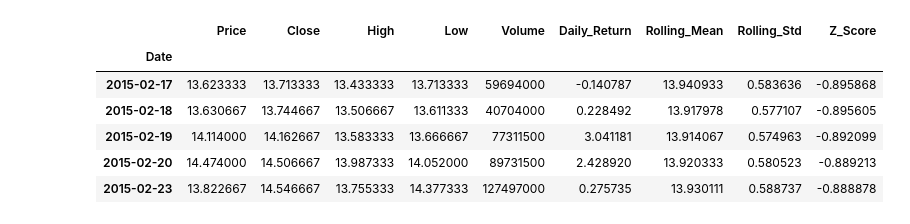
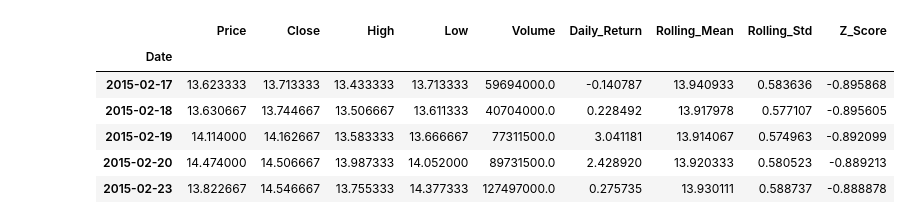
Before and after one commit to dagiteferi/TimeSeries-Portfolio-Optimization, a Jupyter notebook: notebooks/lstm.ipynb, the cells around one changed output. Drawn from its saved outputs; the diff is of its cells as text; code cells hidden in the pictures.

```diff
--- a/notebooks/lstm.ipynb
+++ b/notebooks/lstm.ipynb
@@ -18,3 +16,3 @@ ImportError: cannot import name 'preprocess_data' from 'scripts.lstm' (c:\Users\
 # %%
-tesla_data = load_tsla_data('../data/TSLA_cleaned.csv')
+data = load_tsla_data('../data/TSLA_cleaned.csv')
 # %% [output]
@@ -24,11 +22,11 @@ tesla_data = load_tsla_data('../data/TSLA_cleaned.csv')
-# %%
-#tesla_data = preprocess_data(tesla_data)
-tesla_data.head()
-# %% [output]
-|  | Price | Close | High | Low | Volume | Daily_Return | Rolling_Mean | Rolling_Std | Z_Score |
-| Date |  |  |  |  |  |  |  |  |  |
-| 2015-02-17 | 13.623333 | 13.713333 | 13.433333 | 13.713333 | 59694000 | -0.140787 | 13.940933 | 0.583636 | -0.895868 |
-| 2015-02-18 | 13.630667 | 13.744667 | 13.506667 | 13.611333 | 40704000 | 0.228492 | 13.917978 | 0.577107 | -0.895605 |
-| 2015-02-19 | 14.114000 | 14.162667 | 13.583333 | 13.666667 | 77311500 | 3.041181 | 13.914067 | 0.574963 | -0.892099 |
-| 2015-02-20 | 14.474000 | 14.506667 | 13.987333 | 14.052000 | 89731500 | 2.428920 | 13.920333 | 0.580523 | -0.889213 |
-| 2015-02-23 | 13.822667 | 14.546667 | 13.755333 | 14.377333 | 127497000 | 0.275735 | 13.930111 | 0.588737 | -0.888878 |
+# %%
+data = data.asfreq('B').ffill()
+data.head()
+# %% [output]
+|  | Price | Close | High | Low | Volume | Daily_Return | Rolling_Mean | Rolling_Std | Z_Score |
+| Date |  |  |  |  |  |  |  |  |  |
+| 2015-02-17 | 13.623333 | 13.713333 | 13.433333 | 13.713333 | 59694000.0 | -0.140787 | 13.940933 | 0.583636 | -0.895868 |
+| 2015-02-18 | 13.630667 | 13.744667 | 13.506667 | 13.611333 | 40704000.0 | 0.228492 | 13.917978 | 0.577107 | -0.895605 |
+| 2015-02-19 | 14.114000 | 14.162667 | 13.583333 | 13.666667 | 77311500.0 | 3.041181 | 13.914067 | 0.574963 | -0.892099 |
+| 2015-02-20 | 14.474000 | 14.506667 | 13.987333 | 14.052000 | 89731500.0 | 2.428920 | 13.920333 | 0.580523 | -0.889213 |
+| 2015-02-23 | 13.822667 | 14.546667 | 13.755333 | 14.377333 | 127497000.0 | 0.275735 | 13.930111 | 0.588737 | -0.888878 |
```
Also changed, not shown: parts of 6 cells of this notebook, 1 other file.
